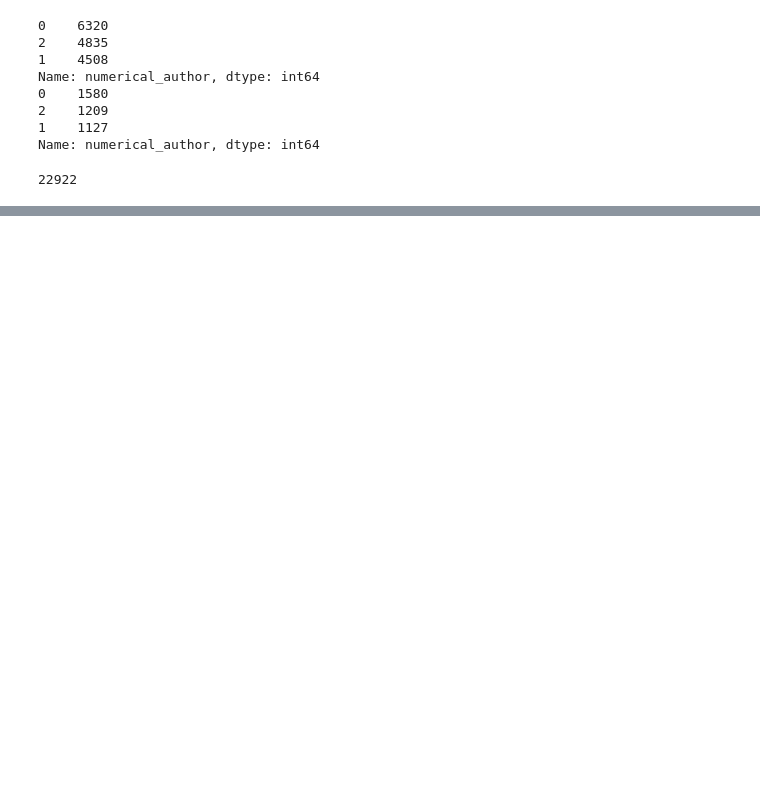
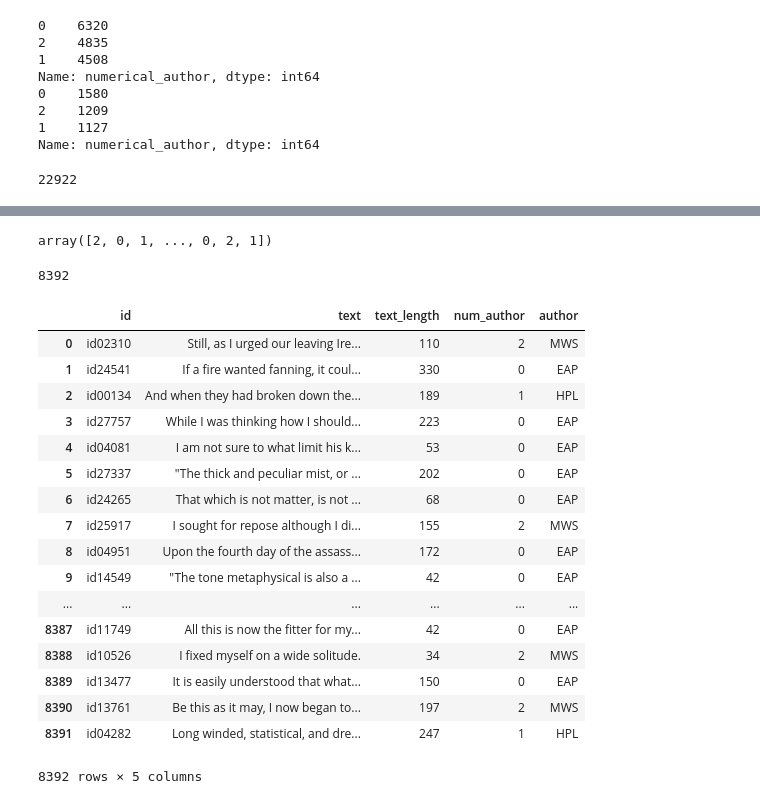
Before and after one commit to kavitakanojiya/capstone-machine-learning, a Jupyter notebook: Author Detection.ipynb, the cells around one changed output, grey strips where cells are left out. Drawn from its saved outputs; the diff is of its cells as text; code cells hidden in the pictures; blank space fills up the shorter version.

```diff
--- a/Author Detection.ipynb
+++ b/Author Detection.ipynb
@@ -236,0 +336,6 @@ mnb = MultinomialNB()
+# %%
+# vectorise the unauthored_contents
+
+unpredicted_texts = unauthored_contents['text']
+
+unpredicted_texts_vectorizer = vectorizer.transform(unpredicted_texts)
@@ -236,0 +347,2 @@ mnb = MultinomialNB()
+# %%
+unpredicted_texts_prediction = mnb.predict(unpredicted_texts_vectorizer)
@@ -236,0 +364,35 @@ mnb = MultinomialNB()
+# %%
+unpredicted_texts_prediction
+# %% [output]
+array([2, 0, 1, ..., 0, 2, 1])
+# %%
+len(unauthored_contents)
+# %% [output]
+8392
+# %%
+numerical_authors = pandas.DataFrame(unpredicted_texts_prediction, columns=['num_author'])
+
+predicted_unauthored_contents = pandas.concat([unauthored_contents, numerical_authors], axis=1)
+# %%
+predicted_unauthored_contents['author'] = predicted_unauthored_contents.num_author.map({ 0: 'EAP', 1: 'HPL', 2: 'MWS' })
+# %%
+predicted_unauthored_contents
+# %% [output]
+|  | id | text | text_length | num_author | author |
+| 0 | id02310 | Still, as I urged our leaving Ire... | 110 | 2 | MWS |
+| 1 | id24541 | If a fire wanted fanning, it coul... | 330 | 0 | EAP |
+| 2 | id00134 | And when they had broken down the... | 189 | 1 | HPL |
+| 3 | id27757 | While I was thinking how I should... | 223 | 0 | EAP |
+| 4 | id04081 | I am not sure to what limit his k... | 53 | 0 | EAP |
+| 5 | id27337 | "The thick and peculiar mist, or ... | 202 | 0 | EAP |
+| 6 | id24265 | That which is not matter, is not ... | 68 | 0 | EAP |
+| 7 | id25917 | I sought for repose although I di... | 155 | 2 | MWS |
+| 8 | id04951 | Upon the fourth day of the assass... | 172 | 0 | EAP |
+| 9 | id14549 | "The tone metaphysical is also a ... | 42 | 0 | EAP |
+| ... | ... | ... | ... | ... | ... |
+| 8387 | id11749 | All this is now the fitter for my... | 42 | 0 | EAP |
+| 8388 | id10526 | I fixed myself on a wide solitude. | 34 | 2 | MWS |
+| 8389 | id13477 | It is easily understood that what... | 150 | 0 | EAP |
+| 8390 | id13761 | Be this as it may, I now began to... | 197 | 2 | MWS |
+| 8391 | id04282 | Long winded, statistical, and dre... | 247 | 1 | HPL |
+8392 rows × 5 columns
```
Also changed, not shown: parts of 30 cells of this notebook.
